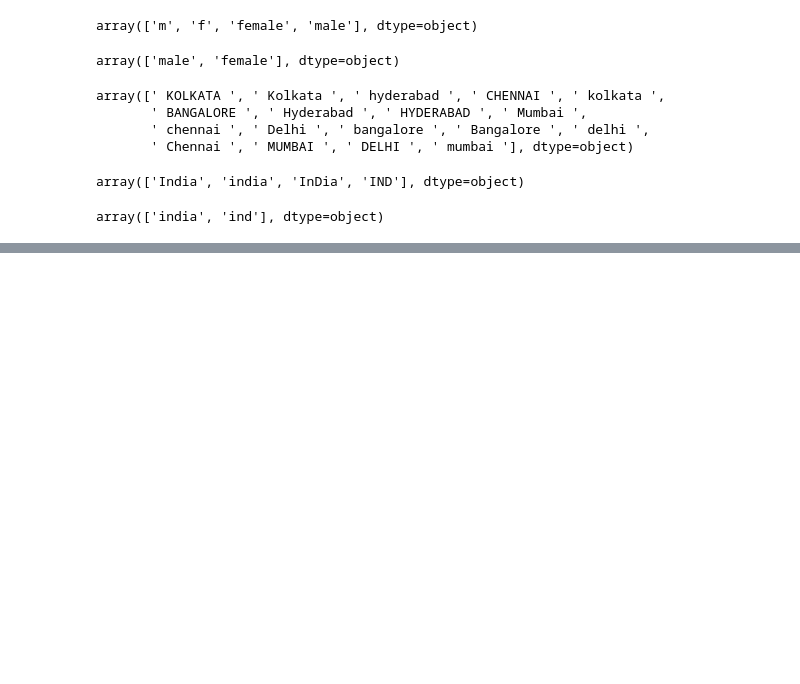
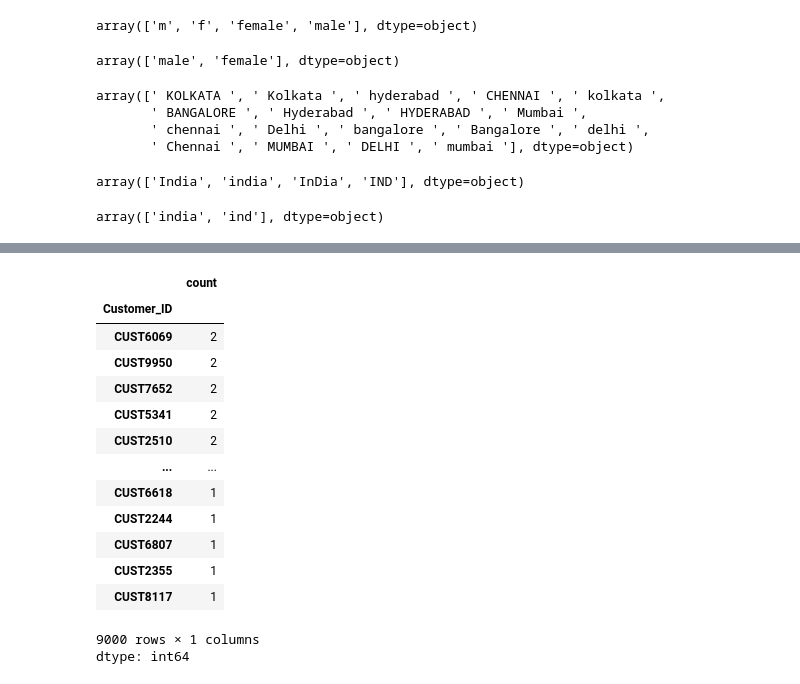
Before and after one commit to rajendra0968jangid/data_cleaning_sales_data, a Jupyter notebook: data_cleaning.ipynb, the cells around one changed output, grey strips where cells are left out. Cells and saved outputs as stored; diff of their text form; code cells hidden in the pictures; blank space fills up the shorter version.

```diff
--- a/data_cleaning.ipynb
+++ b/data_cleaning.ipynb
@@ -394,0 +420,18 @@ df['Country'].replace({'ind':'india'},inplace=True)
+# %%
+df['Customer_ID'].value_counts()
+# %% [output]
+|  | count |
+| Customer_ID |  |
+| CUST6069 | 2 |
+| CUST9950 | 2 |
+| CUST7652 | 2 |
+| CUST5341 | 2 |
+| CUST2510 | 2 |
+| ... | ... |
+| CUST6618 | 1 |
+| CUST2244 | 1 |
+| CUST6807 | 1 |
+| CUST2355 | 1 |
+| CUST8117 | 1 |
+9000 rows × 1 columns
+dtype: int64
```
Also changed, not shown: parts of 8 cells of this notebook.
